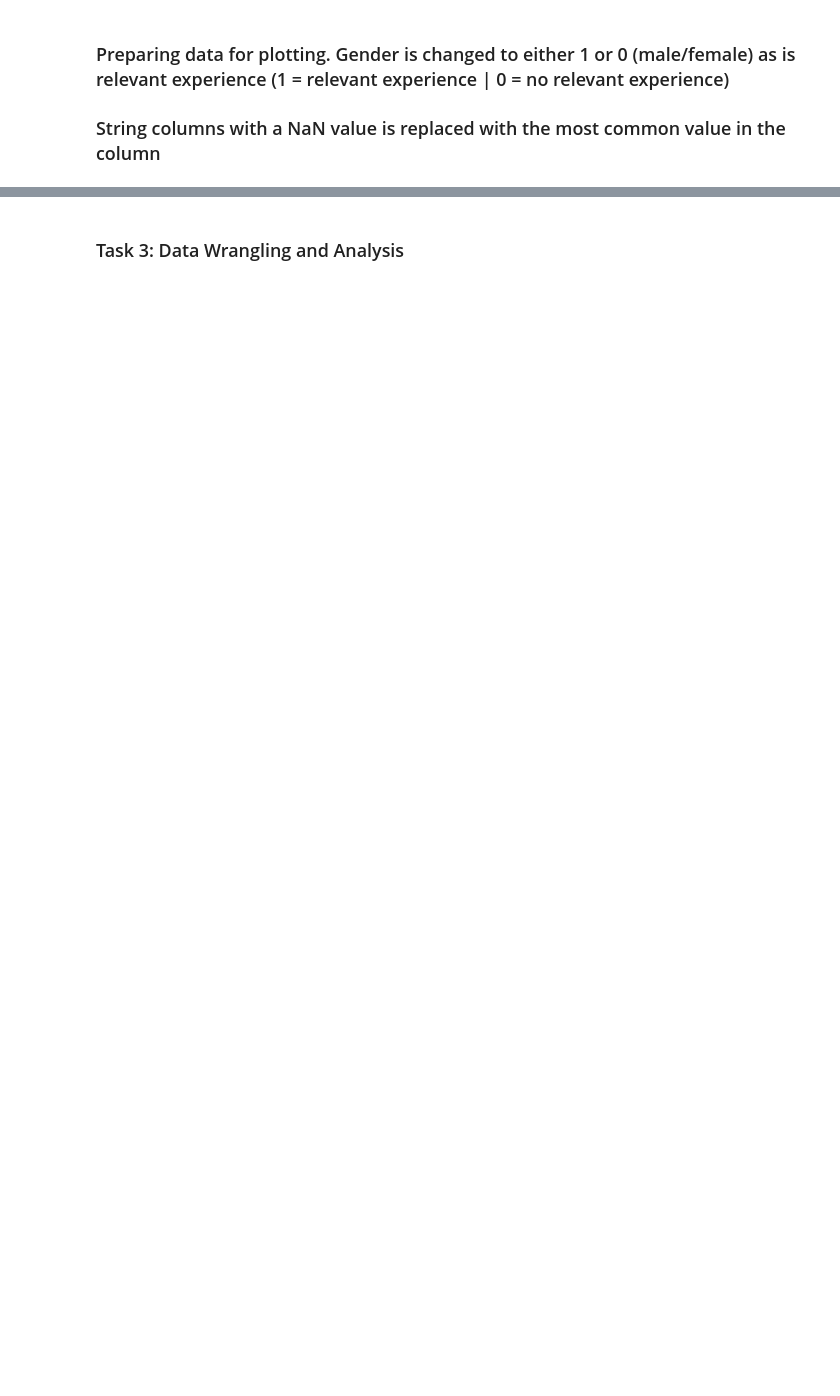
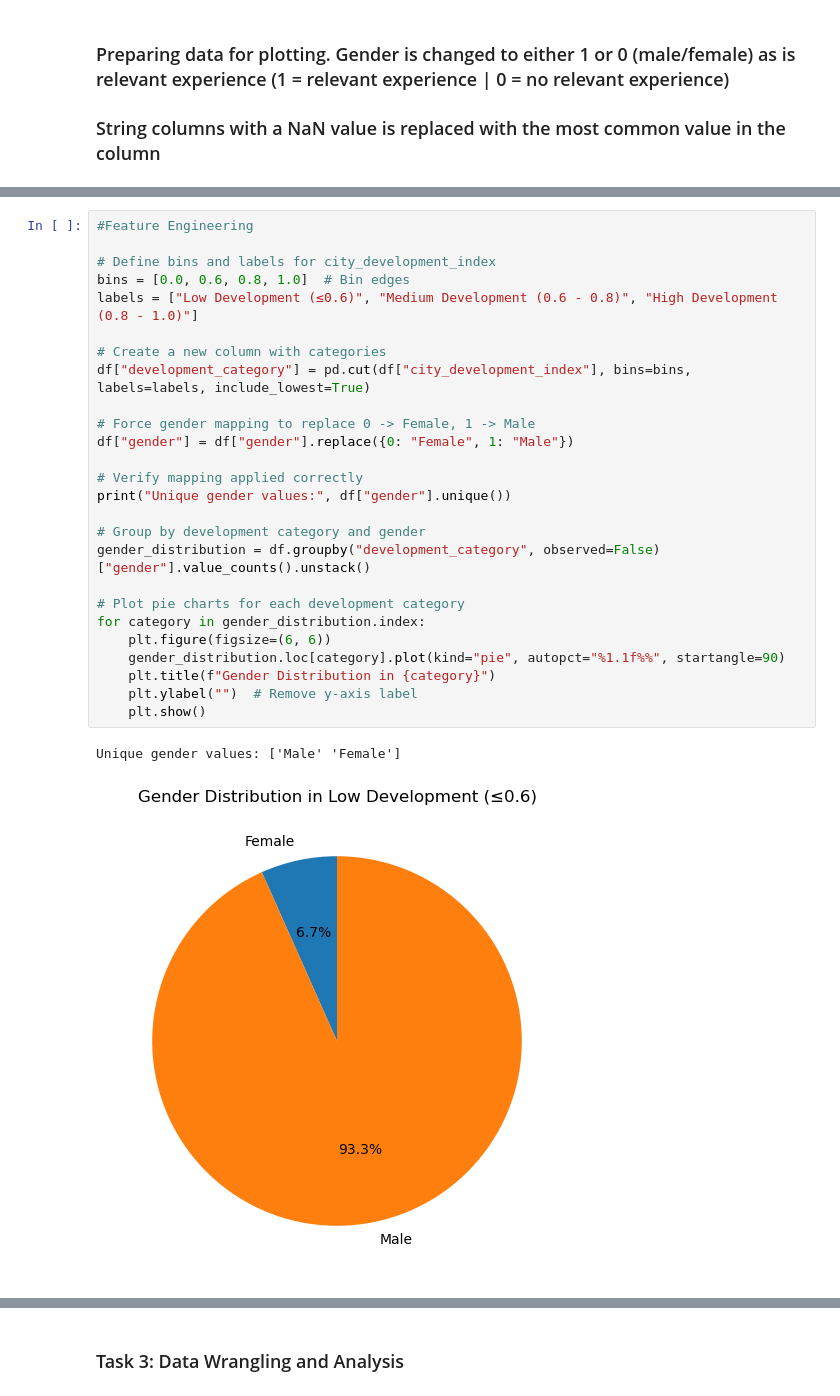
Before and after one commit to EmmsDK/AI-OLA1, a Jupyter notebook: AI OLA 1.ipynb, the cells around one changed output, grey strips where cells are left out. Cells and saved outputs as stored; diff of their text form; blank space fills up the shorter version.

```diff
--- a/AI OLA 1.ipynb
+++ b/AI OLA 1.ipynb
@@ -186,0 +239,29 @@ Name: count, dtype: int64
+# %%
+#Feature Engineering
+
+# Define bins and labels for city_development_index
+bins = [0.0, 0.6, 0.8, 1.0]  # Bin edges
+labels = ["Low Development (≤0.6)", "Medium Development (0.6 - 0.8)", "High Development (0.8 - 1.0)"]
+
+# Create a new column with categories
+df["development_category"] = pd.cut(df["city_development_index"], bins=bins, labels=labels, include_lowest=True)
+
+# Force gender mapping to replace 0 -> Female, 1 -> Male
+df["gender"] = df["gender"].replace({0: "Female", 1: "Male"})
+
+# Verify mapping applied correctly
+print("Unique gender values:", df["gender"].unique())
+
+# Group by development category and gender
+gender_distribution = df.groupby("development_category", observed=False)["gender"].value_counts().unstack()
+
+# Plot pie charts for each development category
+for category in gender_distribution.index:
+    plt.figure(figsize=(6, 6))
+    gender_distribution.loc[category].plot(kind="pie", autopct="%1.1f%%", startangle=90)
+    plt.title(f"Gender Distribution in {category}")
+    plt.ylabel("")  # Remove y-axis label
+    plt.show()
+# %% [output]
+Unique gender values: ['Male' 'Female']
+[figure, added]
```
Also changed, not shown: parts of 30 cells of this notebook.
